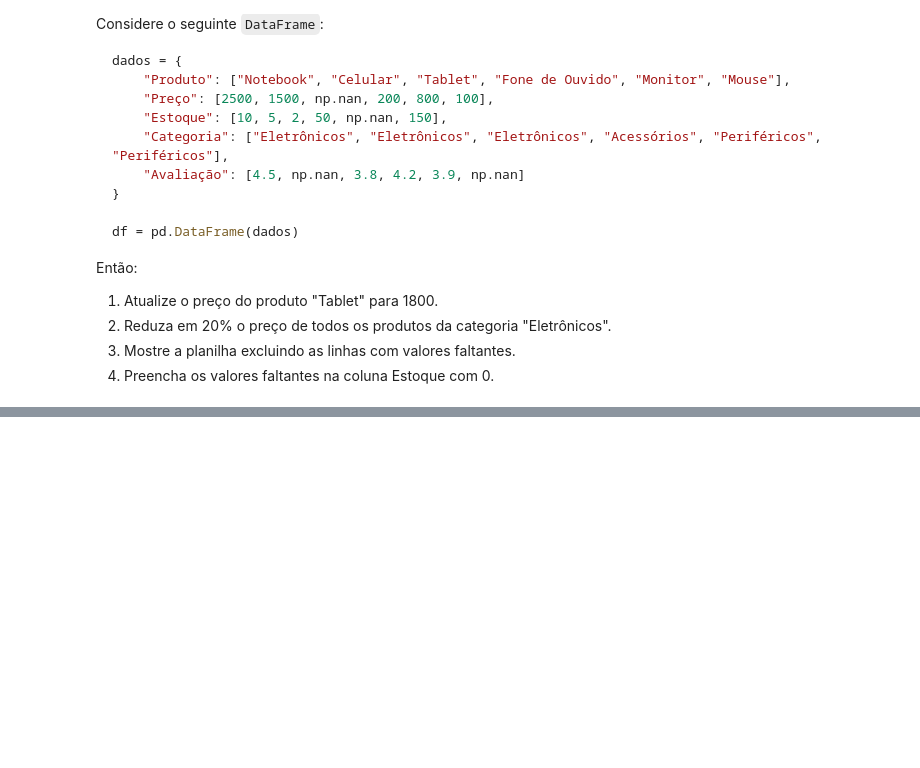
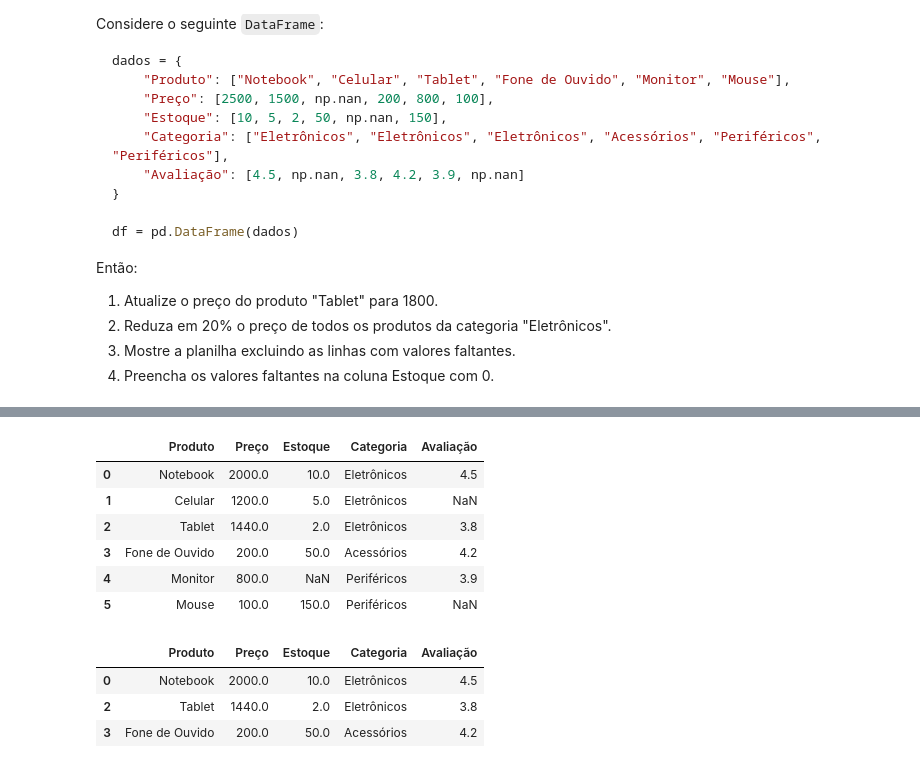
Before and after one commit to py140166149/CEE2, a Jupyter notebook: aulas.ipynb, the cells around one changed output, grey strips where cells are left out. Cells and saved outputs as stored; diff of their text form; code cells hidden in the pictures; blank space fills up the shorter version.

```diff
--- a/aulas.ipynb
+++ b/aulas.ipynb
@@ -3402,0 +3424,18 @@ Então:
+# %%
+df.iloc[0:3,1] *= 0.8
+df
+# %% [output]
+|  | Produto | Preço | Estoque | Categoria | Avaliação |
+| 0 | Notebook | 2000.0 | 10.0 | Eletrônicos | 4.5 |
+| 1 | Celular | 1200.0 | 5.0 | Eletrônicos | NaN |
+| 2 | Tablet | 1440.0 | 2.0 | Eletrônicos | 3.8 |
+| 3 | Fone de Ouvido | 200.0 | 50.0 | Acessórios | 4.2 |
+| 4 | Monitor | 800.0 | NaN | Periféricos | 3.9 |
+| 5 | Mouse | 100.0 | 150.0 | Periféricos | NaN |
+# %%
+df.dropna(how="any")
+# %% [output]
+|  | Produto | Preço | Estoque | Categoria | Avaliação |
+| 0 | Notebook | 2000.0 | 10.0 | Eletrônicos | 4.5 |
+| 2 | Tablet | 1440.0 | 2.0 | Eletrônicos | 3.8 |
+| 3 | Fone de Ouvido | 200.0 | 50.0 | Acessórios | 4.2 |
```
Also changed, not shown: parts of 2 cells of this notebook.
